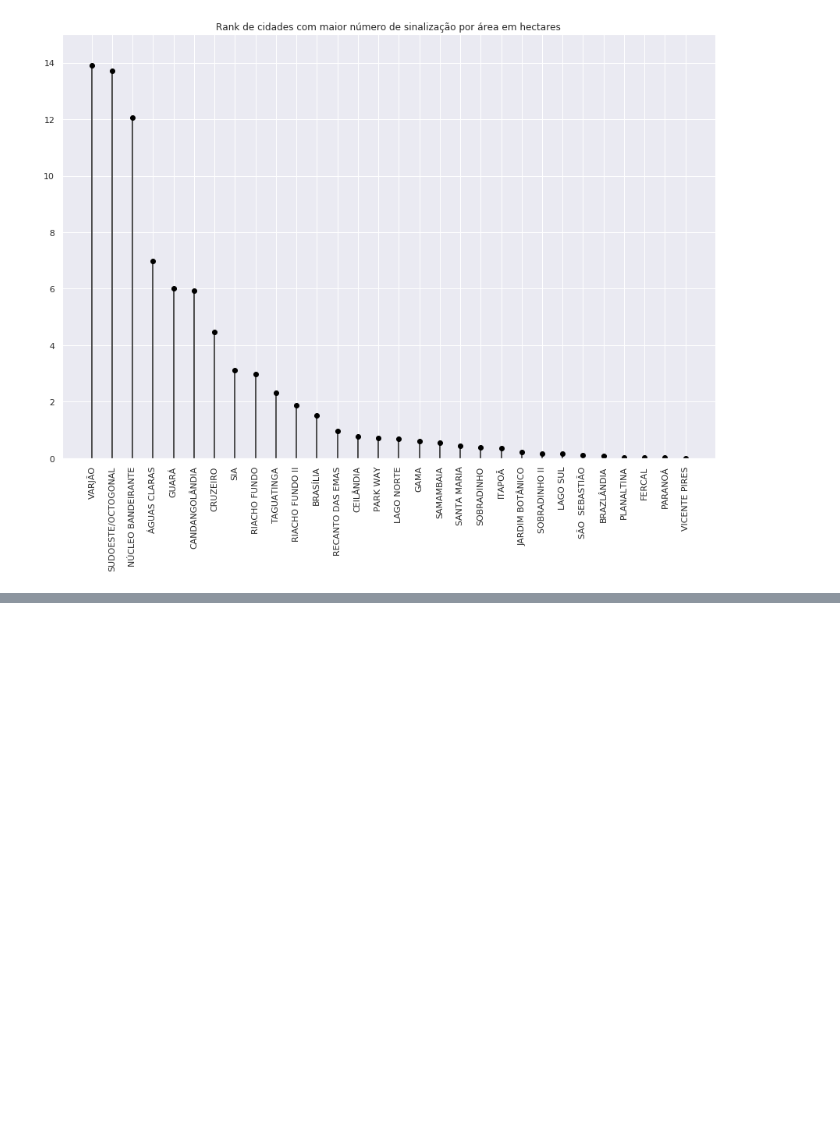
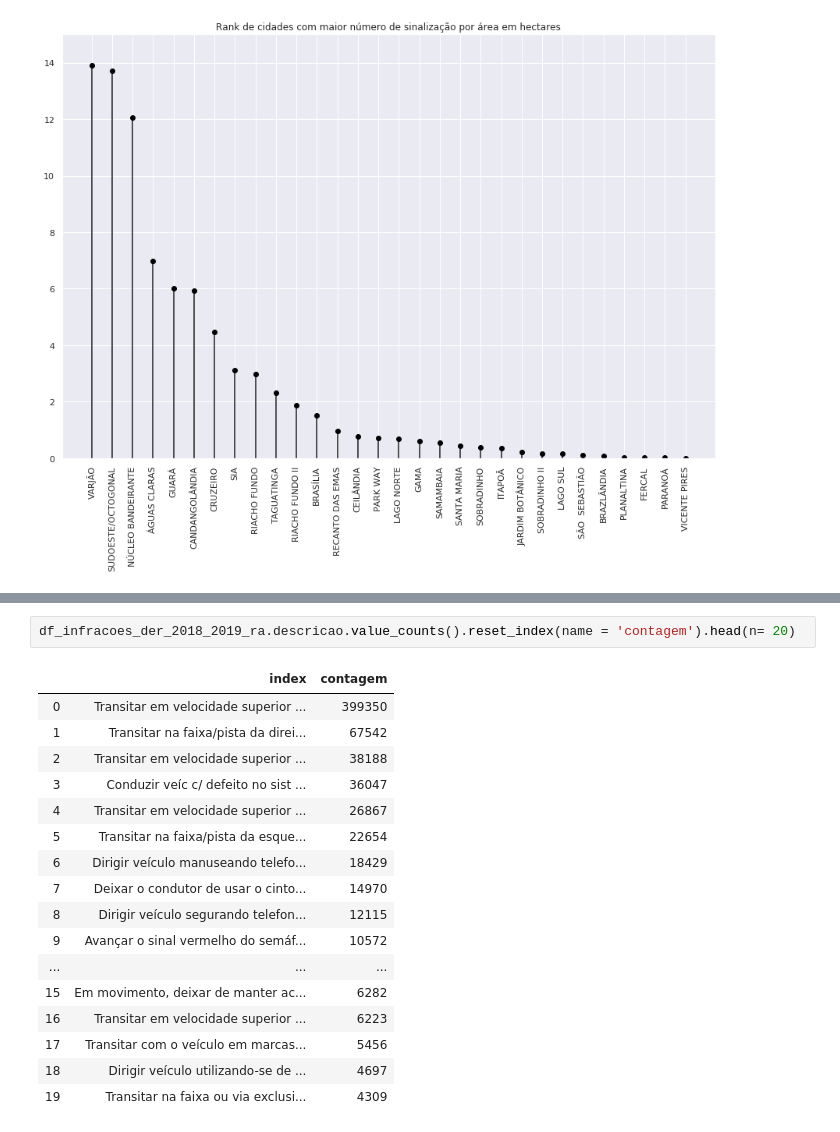
Before and after one commit to IagoCarvalho/tcc_scripts, a Jupyter notebook: QP03-Analysis.ipynb, the cells around one changed output, grey strips where cells are left out. Saved outputs shown, nothing was run; the diff lists cells and outputs as text; blank space fills up the shorter version.

```diff
--- a/QP03-Analysis.ipynb
+++ b/QP03-Analysis.ipynb
@@ -200,0 +275,20 @@ Text(0.5, 1.0, 'Regiões com maior número de acidentes fatais')
+# %%
+df_infracoes_der_2018_2019_ra.descricao.value_counts().reset_index(name = 'contagem').head(n= 20)
+# %% [output]
+|  | index | contagem |
+| 0 | Transitar em velocidade superior ... | 399350 |
+| 1 | Transitar na faixa/pista da direi... | 67542 |
+| 2 | Transitar em velocidade superior ... | 38188 |
+| 3 | Conduzir veíc c/ defeito no sist ... | 36047 |
+| 4 | Transitar em velocidade superior ... | 26867 |
+| 5 | Transitar na faixa/pista da esque... | 22654 |
+| 6 | Dirigir veículo manuseando telefo... | 18429 |
+| 7 | Deixar o condutor de usar o cinto... | 14970 |
+| 8 | Dirigir veículo segurando telefon... | 12115 |
+| 9 | Avançar o sinal vermelho do semáf... | 10572 |
+| ... | ... | ... |
+| 15 | Em movimento, deixar de manter ac... | 6282 |
+| 16 | Transitar em velocidade superior ... | 6223 |
+| 17 | Transitar com o veículo em marcas... | 5456 |
+| 18 | Dirigir veículo utilizando-se de ... | 4697 |
+| 19 | Transitar na faixa ou via exclusi... | 4309 |
```
Also changed, not shown: parts of 9 cells of this notebook.
